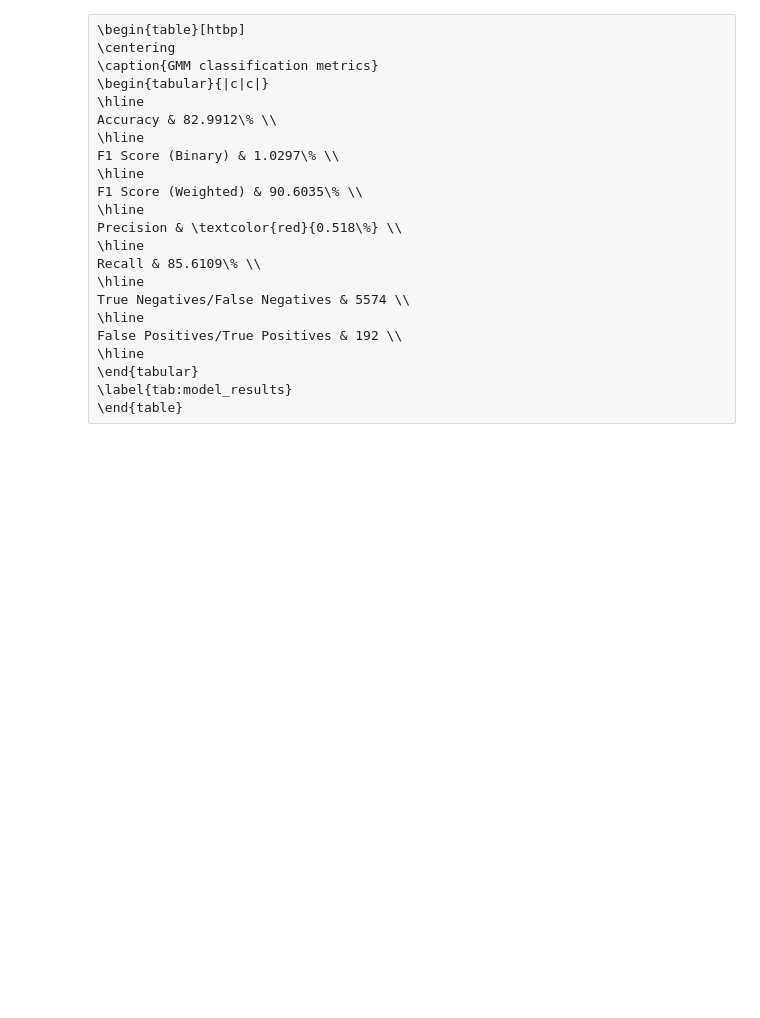
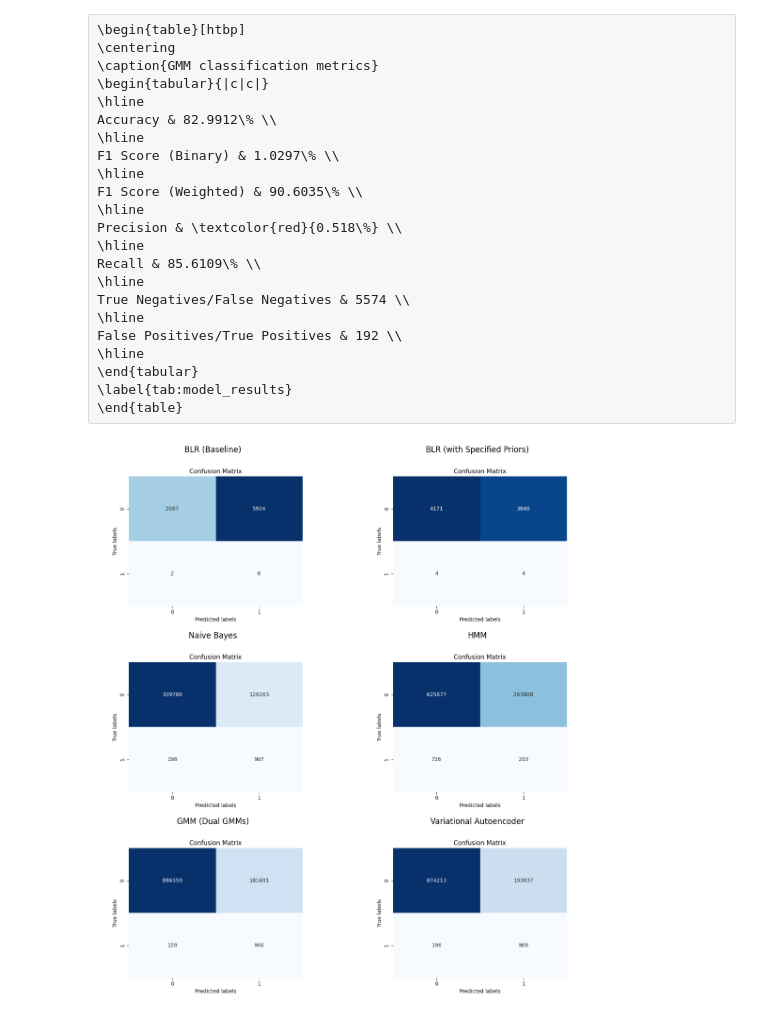
Before and after one commit to RuoqingEvelineWang/comp5340, a Jupyter notebook: gmm/gmm.ipynb, the cells around one changed output. Drawn from its saved outputs; the diff is of its cells as text; code cells hidden in the pictures; blank space fills up the shorter version.

```diff
--- a/gmm/gmm.ipynb
+++ b/gmm/gmm.ipynb
@@ -727,3 +743,30 @@ False Positives/True Positives & 192 \\
 \end{tabular}
 \label{tab:model_results}
 \end{table}
+# %%
+cms_info = [
+    ('BLR (Baseline)', 'blr1_cm'),
+    ('BLR (with Specified Priors)', 'blr2_cm'),
+    ('Naive Bayes', 'naive_bayes_cm_blue'),
+    ('HMM', 'hmm_cm'),
+    ('GMM (Dual GMMs)', 'gmm3_cm_0.8'),
+    ('Variational Autoencoder', 'vae_cm'),
+]
+
+n_plots = len(cms_info)
+n_rows, n_cols = (n_plots + 1) // 2, 2
+
+fig, axs = plt.subplots(n_rows, n_cols, figsize=(n_cols * 6, n_rows * 4))
+axs = axs.flatten()
+for i, (name, file_name) in enumerate(cms_info):
+    image = plt.imread(f"CM/{file_name}.png")
+    axs[i].imshow(image)
+    axs[i].set_title(name)
+    axs[i].axis('off')
+if n_plots % 2 != 0:
+    axs[-1].axis('off')
+plt.tight_layout()
+plt.savefig(f'CM/cm.png')
+plt.show()
+# %% [output]
+[figure, added]
```
Also changed, not shown: parts of 10 cells of this notebook.
